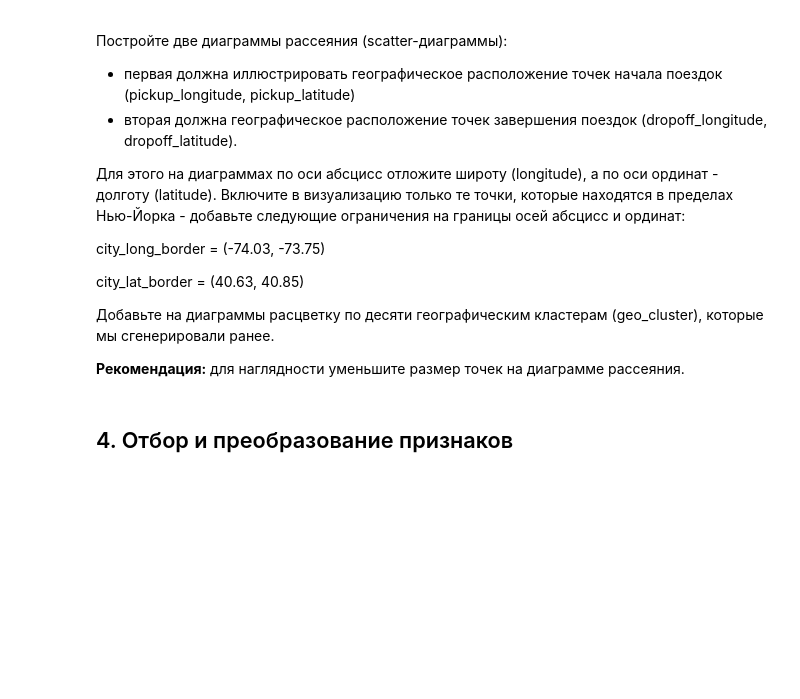
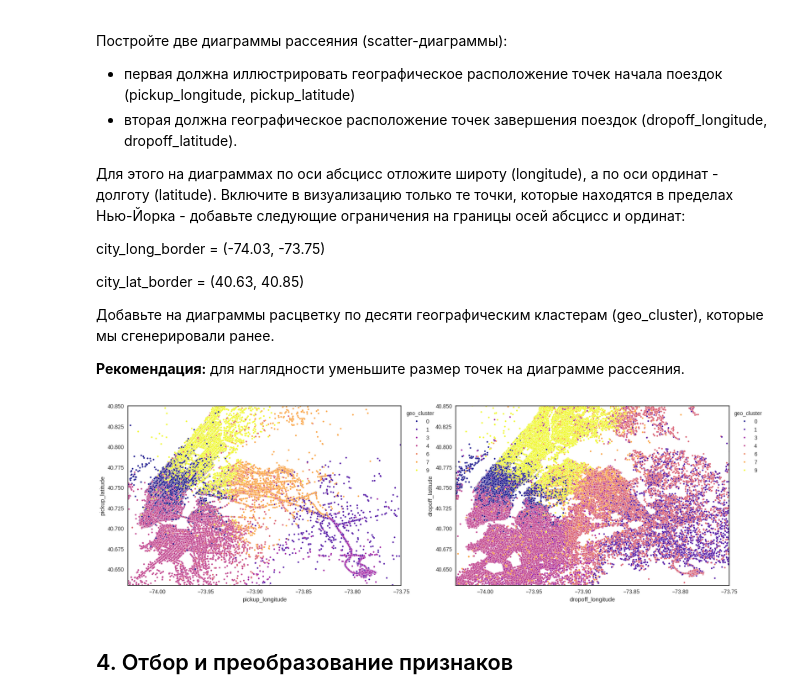
Before and after one commit to sawtoothpulse/project_5, a Jupyter notebook: project-5.ipynb, the cells around one changed output. Drawn from its saved outputs; the diff is of its cells as text; code cells hidden in the pictures; blank space fills up the shorter version.

```diff
--- a/project-5.ipynb
+++ b/project-5.ipynb
@@ -422,11 +413,10 @@ dtype: float64
 # %%
 def fill_null_weather_data(df):
     for col in ['temperature', 'visibility', 'wind speed', 'precip']:
-        df[col] = df[col].fillna(
-        df.groupby('pickup_date')[col].transform('median'))
+        df[col] = df[col].fillna(df.groupby('pickup_date')[col].transform('median'))
     for col in ['total_distance', 'total_travel_time', 'number_of_steps']:
         df[col] = df[col].fillna(df[col].median())
     df['events'] = df['events'].fillna('None')
     return df
 
-df = fill_null_weather_data(df)
+taxi_data = fill_null_weather_data(taxi_data)
@@ -475,0 +459,13 @@ df = df.drop('avg_speed', axis=1)
+# %%
+long_trip = taxi_data[taxi_data['trip_duration'] > 24*3600]
+
+
+taxi_data = taxi_data.drop(taxi_data[taxi_data['trip_duration'] > 24*3600].index, axis=0)
+
+taxi_data["avg_speed"] = taxi_data['total_distance']*3600/(1000*taxi_data['trip_duration'])
+bad_speed = taxi_data[taxi_data['avg_speed'] > 300]
+taxi_data = taxi_data.drop(taxi_data[taxi_data['avg_speed'] > 300].index)
+taxi_data = taxi_data.drop('avg_speed', axis=1)
+
+print(f"выбросы по признаку длительности поездки: {len(long_trip)}")
+print(f"выбросы по признаку скорости: {len(bad_speed)}")
@@ -485,7 +484,7 @@ df = df.drop('avg_speed', axis=1)
 $$trip\_duration\_log = log(trip\_duration+1),$$
 где под символом log подразумевается натуральный логарифм.
 # %%
-df['trip_duration_log'] = np.log(taxi_data['trip_duration']+1)
+taxi_data['trip_duration_log'] = np.log(taxi_data['trip_duration']+1)
 # %% [markdown]
 ### Задание 3.1.
 Постройте гистограмму и коробчатую диаграмму длительности поездок в логарифмическом масштабе (trip_duration_log).
@@ -629,28 +621,30 @@ city_lat_border = (40.63, 40.85)
 
 **Рекомендация:** для наглядности уменьшите размер точек на диаграмме рассеяния.
 # %%
-# city_long_border = (-74.03, -73.75)
-# city_lat_border = (40.63, 40.85)
+city_long_border = (-74.03, -73.75)
+city_lat_border = (40.63, 40.85)
 
-# fig, ax = plt.subplots(1, 2, figsize=(15, 5))
-# ax1 = sns.scatterplot(data=df,
-#                 x='pickup_longitude',
-#                 y='pickup_latitude',
-#                 ax=ax[0],
-#                 s=3,
-#                 hue='geo_cluster', palette='plasma')
-# sns.move_legend(ax1, "upper left", bbox_to_anchor=(1, 1))
-# ax2 = sns.scatterplot(data=df,
-#                 x='dropoff_longitude',
-#                 y='dropoff_latitude',
-#                 ax=ax[1],
-#                 s=3,
-#                 hue='geo_cluster', palette='plasma')
-# sns.move_legend(ax2, "upper left", bbox_to_anchor=(1, 1))
-# ax1.set_xlim(city_long_border)
-# ax1.set_ylim(city_lat_border)
-# ax2.set_xlim(city_long_border)
-# ax2.set_ylim(city_lat_border)
+fig, ax = plt.subplots(1, 2, figsize=(20, 6))
+ax1 = sns.scatterplot(data=taxi_data,
+                x='pickup_longitude',
+                y='pickup_latitude',
+                ax=ax[0],
+                s=10,
+                hue='geo_cluster', palette='plasma')
+sns.move_legend(ax1, "upper left", bbox_to_anchor=(1, 1))
+ax2 = sns.scatterplot(data=taxi_data,
+                x='dropoff_longitude',
+                y='dropoff_latitude',
+                ax=ax[1],
+                s=10,
+                hue='geo_cluster', palette='plasma')
+sns.move_legend(ax2, "upper left", bbox_to_anchor=(1, 1))
+ax1.set_xlim(city_long_border)
+ax1.set_ylim(city_lat_border)
+ax2.set_xlim(city_long_border)
+ax2.set_ylim(city_lat_border);
+# %% [output]
+[figure, added]
 # %% [markdown]
 ## 4. Отбор и преобразование признаков
 # %% [markdown]
```
Also changed, not shown: parts of 62 cells of this notebook.
